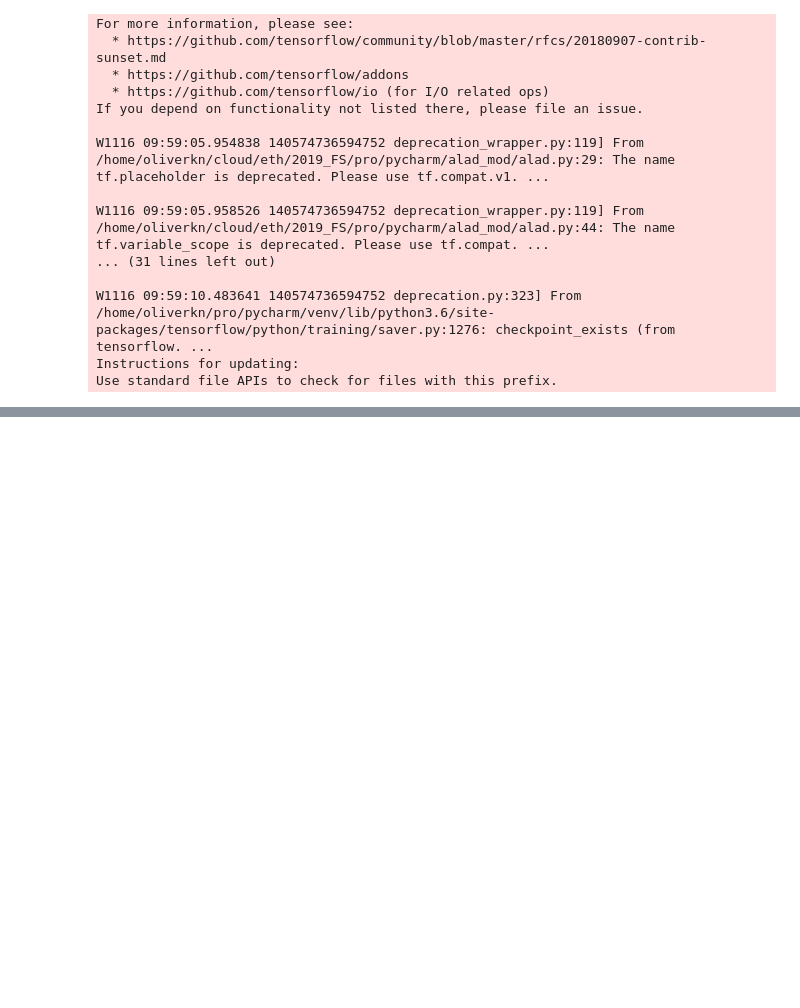
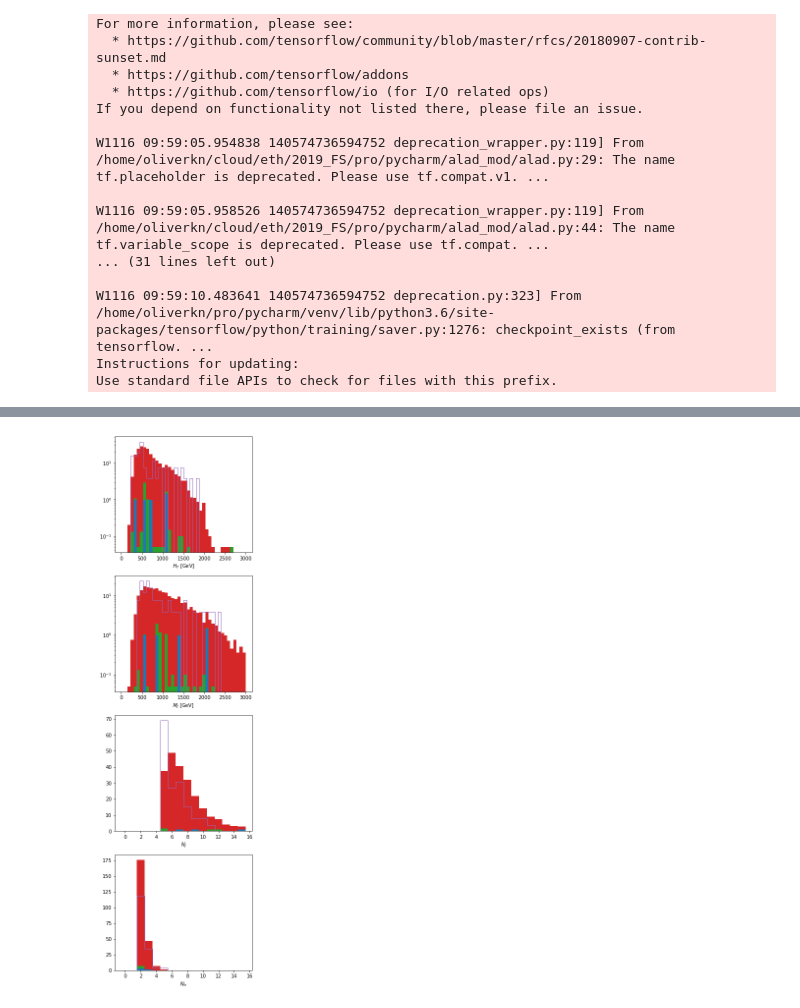
Before and after one commit to oliverkn/alad-for-lhc, a Jupyter notebook: top_rediscovery/plots.ipynb, the cells around one changed output, grey strips where cells are left out. Cells and saved outputs as stored; diff of their text form; code cells hidden in the pictures; blank space fills up the shorter version.

```diff
--- a/top_rediscovery/plots.ipynb
+++ b/top_rediscovery/plots.ipynb
@@ -418,3 +518,46 @@ plt.show()
 # amplification
 
 # normal and anomalous b=0,1
+# %%
+fig, ax_arr = plt.subplots(n_features, 1, figsize=(1 * plot_size, n_features * plot_size))
+background_plot_list = ['W', 'DY', 'ttbar']
+for row, feature in enumerate(feature_list):
+    f_setting = hist_settings[feature]
+
+
+    ax = ax_arr[row]
+
+    # plot background stacked
+    x_list = []
+    bin_edges = None
+    weights_list = []
+    color_list = []
+    label_list = []
+
+    for proc in background_plot_list:
+        hist = hist_cut_proc_dict['hist_pos'][proc]
+        bin_edges = hist[feature].bin_edges
+        x_list.append(hist[feature].bin_edges[:-1])
+        weights_list.append(hist[feature].bin_content)
+        color_list.append(color_dict[proc])
+        label_list.append(label_dict[proc])
+
+    ax.hist(x_list, bin_edges, weights=weights_list,
+            stacked=True, histtype='stepfilled', color=color_list, label=label_list, density=False)
+
+    hist_data_f = hist_cut_proc_dict['hist_pos']['data'][feature]
+    bin_edges = hist_data_f.bin_edges
+    bin_content = hist_data_f.bin_content
+    ax.hist(bin_edges[:-1], bin_edges, weights=bin_content, histtype='step', density=False, color=color_dict['data'], label='data')
+
+
+    # axis settings
+    if all_lin is False:
+        ax.set_yscale(f_setting['yscale'])
+
+    ax.set_xlabel(f_setting['symbol'])
+
+
+plt.show()
+# %% [output]
+[figure, added]
```
Also changed, not shown: parts of 6 cells of this notebook, 15 other files.
